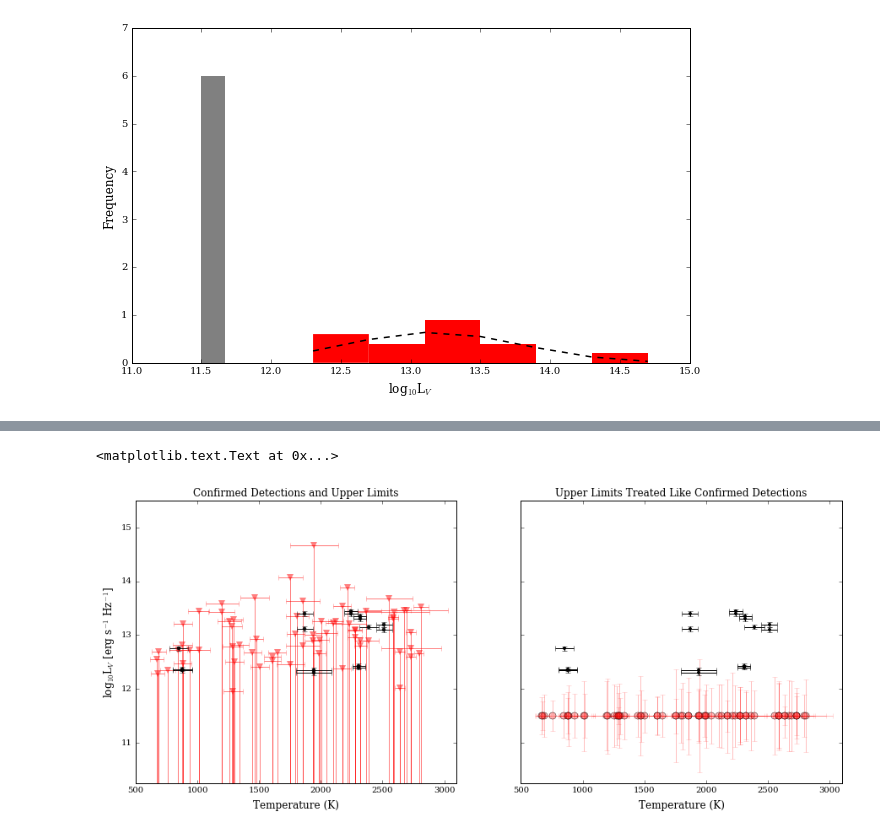
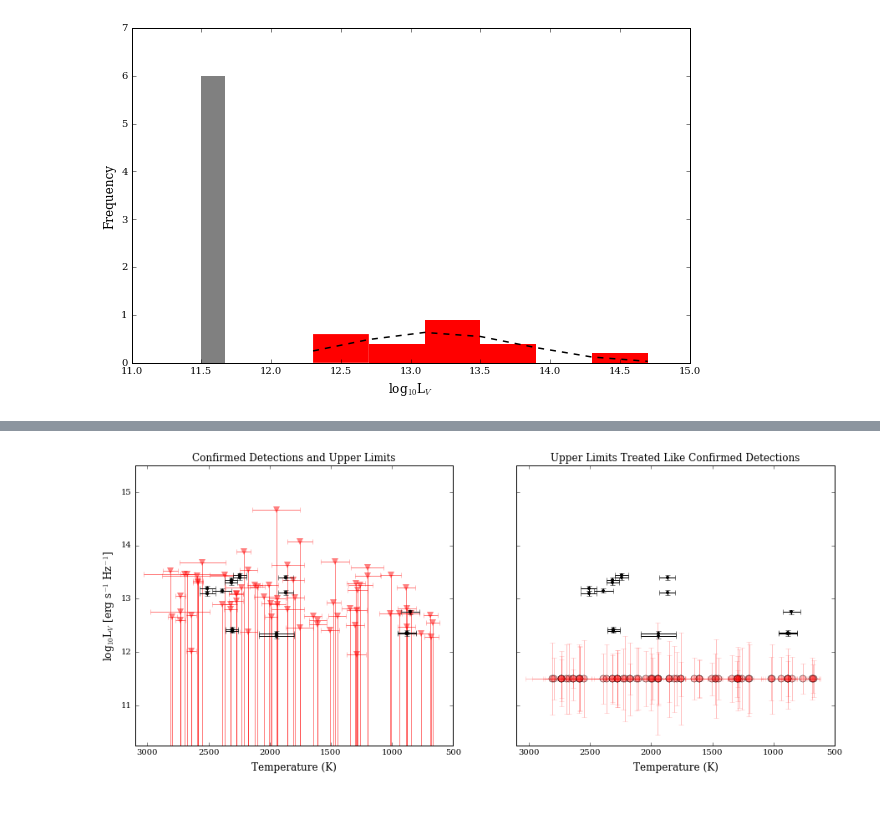
Before and after one commit to elliesch/python_codes, a Jupyter notebook: MixtureModel.ipynb, the cells around one changed output, grey strips where cells are left out. Cells and saved outputs as stored; diff of their text form; code cells hidden in the pictures; blank space fills up the shorter version.

```diff
--- a/MixtureModel.ipynb
+++ b/MixtureModel.ipynb
@@ -300,37 +301,37 @@ lLVtotal_err_T = np.concatenate((lLVuplim_conf_err_T, lLVconf_err_T))
 # %%
 ###===========
 ## This section plots according to temperature
 ###===========
 
 fig, (ax1, ax2) = plt.subplots(1, 2, sharey=True, figsize=(15, 6))
 
 t_eff_ul=t_eff[UL_index_T]
 t_eff_conf=t_eff[Conf_index_T]
 t_eff_err_ul=t_eff_err[UL_index_T]
 t_eff_err_conf=t_eff_err[Conf_index_T]
 
 #Upper limits not yet divided by three
 ax1.errorbar(t_eff_ul, lLVuplim_T, xerr=t_eff_err_ul, yerr=lLVuplim_T, uplims=np.ones(sum(UL_index_T), dtype=bool), ls='', c='red', markersize='8', markeredgecolor='None', alpha=0.5, fmt="v")
 ax1.errorbar(t_eff_conf, lLVconf_T, xerr=t_eff_err_conf, yerr=lLVconf_err_T, ls='', c='k', markersize='4', markeredgecolor=None, alpha=0.9, fmt="o")
 
-plt.gca().invert_xaxis()
 ax1.set_xlim(500, 3100)
 ax1.set_ylim(10.25,15.5)
 ax1.set_xlabel('Temperature (K)', fontsize=12, labelpad=7)
 ax1.set_ylabel('log$_{10}$L$_V$ [erg s$^{-1}$ Hz$^{-1}$]', fontsize=12)
 ax1.set_title('Confirmed Detections and Upper Limits')
 
 ax2.errorbar(t_eff_ul, lLVuplim_conf_T, xerr=t_eff_err_ul, yerr=lLVuplim_conf_err_T, ls='', c='None', markeredgecolor='k', markersize='8', alpha=0.9, fmt="o")
 ax2.errorbar(t_eff_ul, lLVuplim_conf_T, xerr=t_eff_err_ul, yerr=lLVuplim_conf_err_T, ls='', c='red', markeredgecolor='None', markersize='8', alpha=0.25, fmt="o")
 ax2.errorbar(t_eff_conf, lLVconf_T, xerr=t_eff_err_conf, yerr=lLVconf_err_T, ls='', c='k', markersize='4', markeredgecolor='None', alpha=1, fmt="o")
 
-plt.gca().invert_xaxis()
 ax2.set_xlim(500, 3100)
 ax2.set_xlabel('Temperature (K)', fontsize=12, labelpad=7)
 ax2.set_title('Upper Limits Treated Like Confirmed Detections')
+
+ax1.invert_xaxis()
+ax2.invert_xaxis()
 # %% [output]
-<matplotlib.text.Text at 0x...>
-[figure, old version]
+[figure, new version]
 # %%
 def lnlike(theta, y, yerr, t_eff):
     P3000, P0500, mu_q, var_q, mu_l, var_l = theta
```
Also changed, not shown: parts of 5 cells of this notebook.
